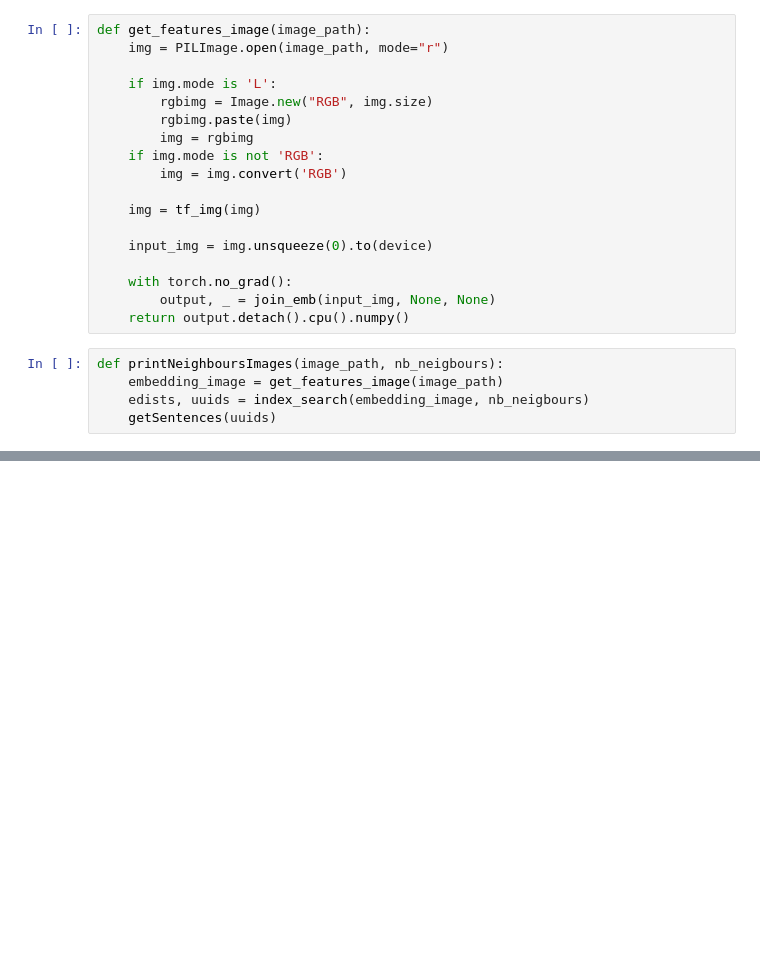
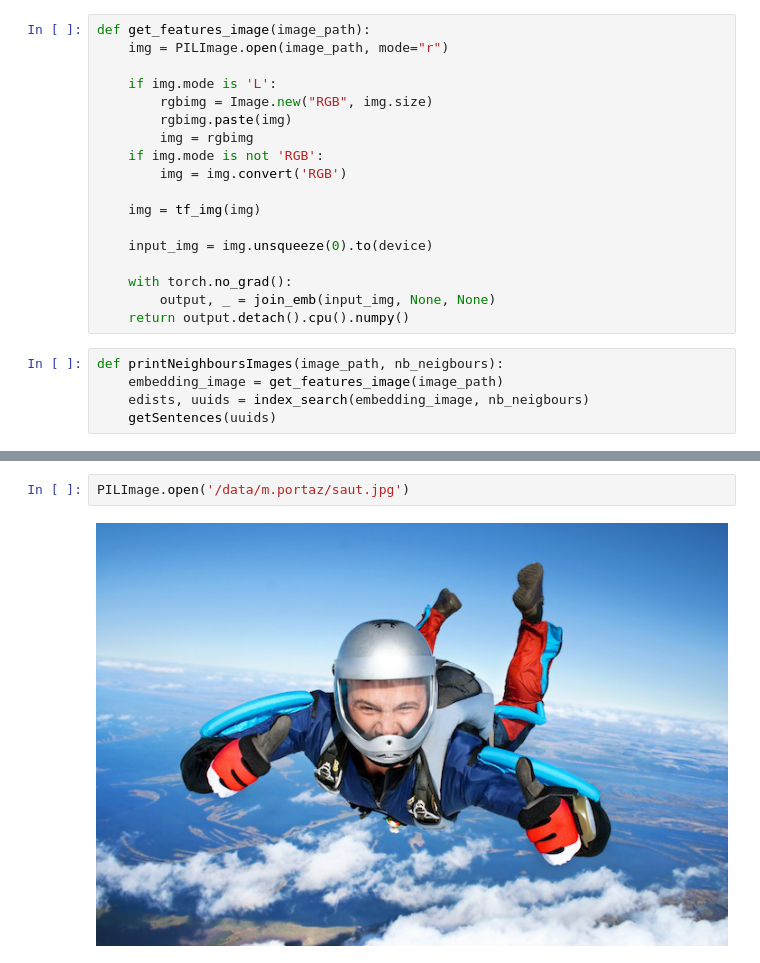
Before and after one commit to SereneQI/text-image-similarity, a Jupyter notebook: SearchTextIndex.ipynb, the cells around one changed output, grey strips where cells are left out. Cells and saved outputs as stored; diff of their text form; blank space fills up the shorter version.

```diff
--- a/SearchTextIndex.ipynb
+++ b/SearchTextIndex.ipynb
@@ -125,0 +141,4 @@ def printNeighboursImages(image_path, nb_neigbours):
+# %%
+PILImage.open('/data/m.portaz/saut.jpg')
+# %% [output]
+[figure, added]
```
Also changed, not shown: parts of 8 cells of this notebook.
